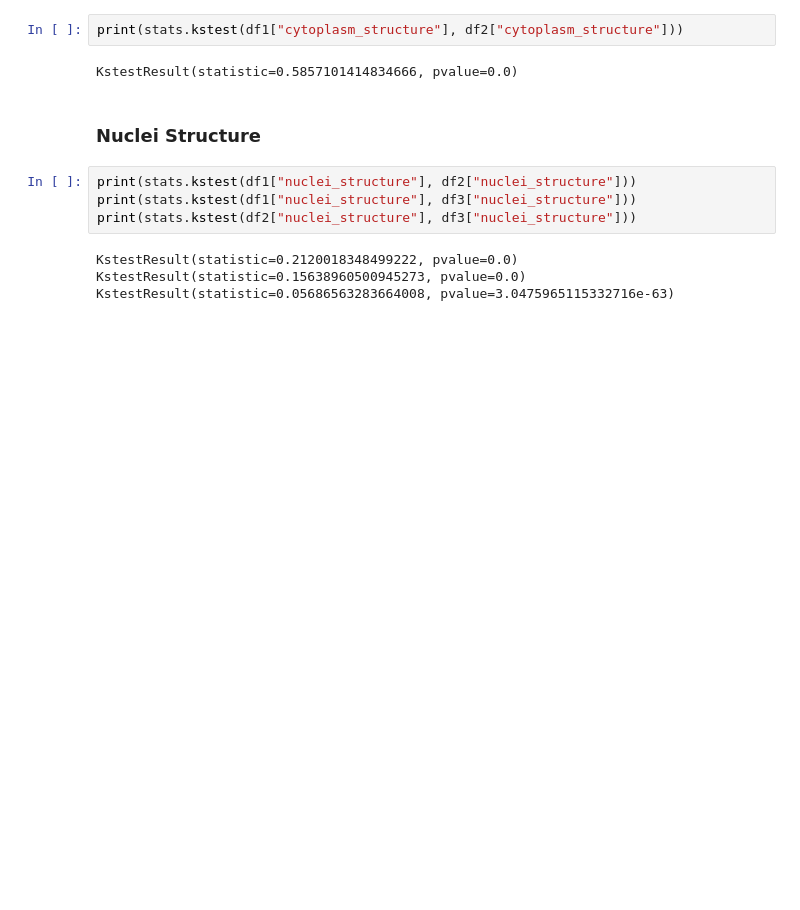
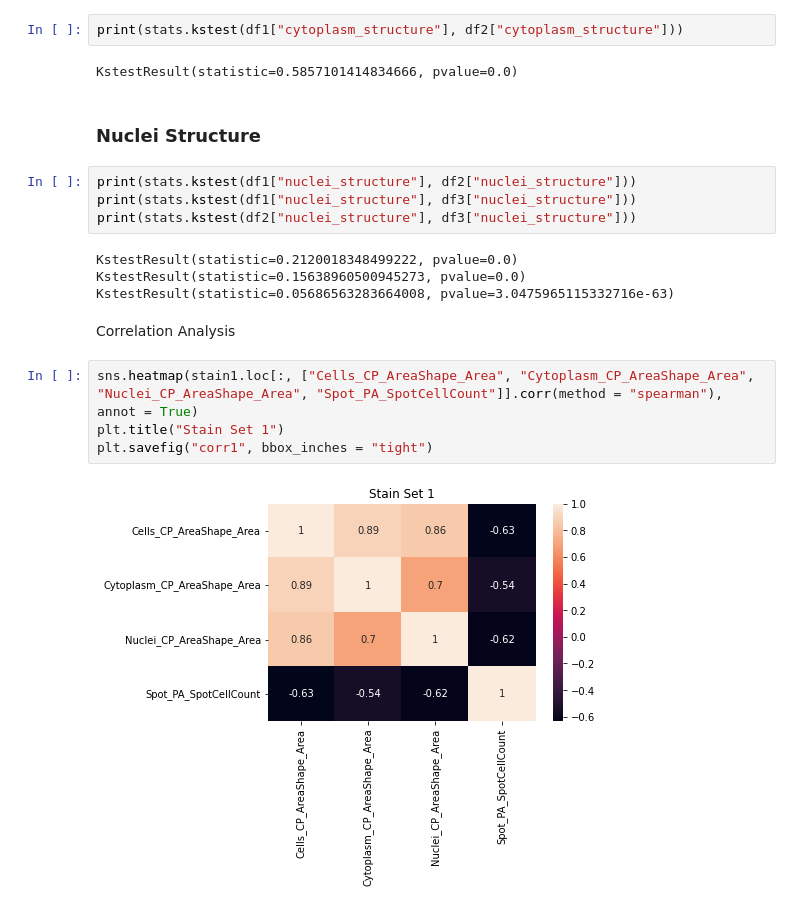
Before and after one commit to unique-subedi/microenvironment-microarrays, a Jupyter notebook: 604_project1.ipynb, the cells around one changed output. Cells and saved outputs as stored; diff of their text form; blank space fills up the shorter version.

```diff
--- a/604_project1.ipynb
+++ b/604_project1.ipynb
@@ -493,3 +386,11 @@ print(stats.kstest(df2["nuclei_structure"], df3["nuclei_structure"]))
 KstestResult(statistic=0.2120018348499222, pvalue=0.0)
 KstestResult(statistic=0.15638960500945273, pvalue=0.0)
 KstestResult(statistic=0.05686563283664008, pvalue=3.0475965115332716e-63)
+# %% [markdown]
+Correlation Analysis
+# %%
+sns.heatmap(stain1.loc[:, ["Cells_CP_AreaShape_Area", "Cytoplasm_CP_AreaShape_Area", "Nuclei_CP_AreaShape_Area", "Spot_PA_SpotCellCount"]].corr(method = "spearman"), annot = True)
+plt.title("Stain Set 1")
+plt.savefig("corr1", bbox_inches = "tight")
+# %% [output]
+[figure, added]
```
Also changed, not shown: parts of 49 cells of this notebook.
